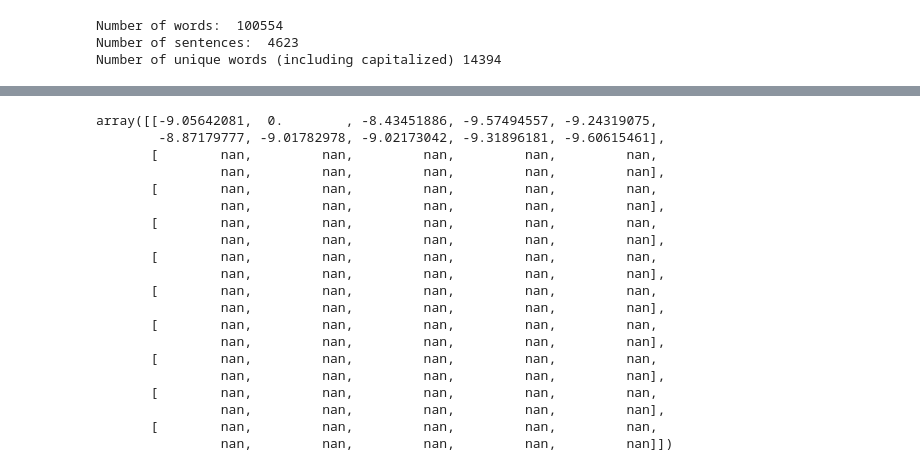
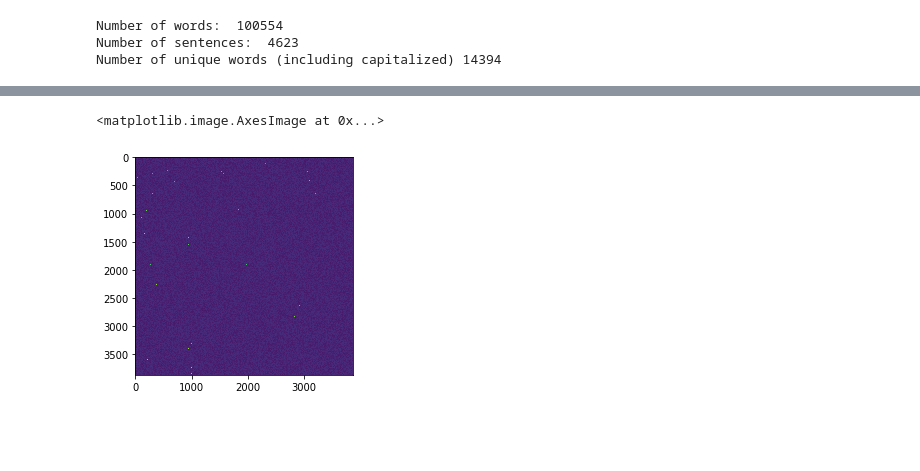
Before and after one commit to zcemycl/mlreading-hub, a Jupyter notebook: notes/nlp_Neural-Bigram.ipynb, the cells around one changed output, grey strips where cells are left out. Saved outputs shown, nothing was run; the diff lists cells and outputs as text; code cells hidden in the pictures; blank space fills up the shorter version.

```diff
--- a/notes/nlp_Neural-Bigram.ipynb
+++ b/notes/nlp_Neural-Bigram.ipynb
@@ -114,0 +135,5 @@ plt.plot(range(50),losses)
+# %%
+def softmax(vec):
+    vec -= vec.max() # avoid overflow
+    vec = np.exp(vec)
+    return vec/vec.sum(axis=1,keepdims=1)
@@ -146,23 +226,5 @@ plt.plot(range(len(resfake)),resfake)
-# %%
-W[:10,:10]
-# %% [output]
-array([[-9.05642081,  0.        , -8.43451886, -9.57494557, -9.24319075,
-        -8.87179777, -9.01782978, -9.02173042, -9.31896181, -9.60615461],
-       [        nan,         nan,         nan,         nan,         nan,
-                nan,         nan,         nan,         nan,         nan],
-       [        nan,         nan,         nan,         nan,         nan,
-                nan,         nan,         nan,         nan,         nan],
-       [        nan,         nan,         nan,         nan,         nan,
-                nan,         nan,         nan,         nan,         nan],
-       [        nan,         nan,         nan,         nan,         nan,
-                nan,         nan,         nan,         nan,         nan],
-       [        nan,         nan,         nan,         nan,         nan,
-                nan,         nan,         nan,         nan,         nan],
-       [        nan,         nan,         nan,         nan,         nan,
-                nan,         nan,         nan,         nan,         nan],
-       [        nan,         nan,         nan,         nan,         nan,
-                nan,         nan,         nan,         nan,         nan],
-       [        nan,         nan,         nan,         nan,         nan,
-                nan,         nan,         nan,         nan,         nan],
-       [        nan,         nan,         nan,         nan,         nan,
-                nan,         nan,         nan,         nan,         nan]])
+# %%
+plt.imshow(W)
+# %% [output]
+<matplotlib.image.AxesImage at 0x...>
+[figure, added]
```
Also changed, not shown: parts of 18 cells of this notebook, 1 other file.
